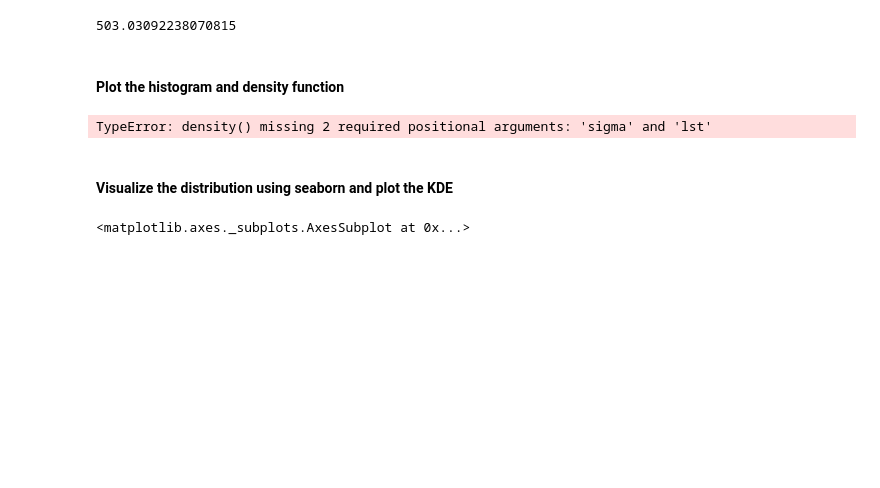
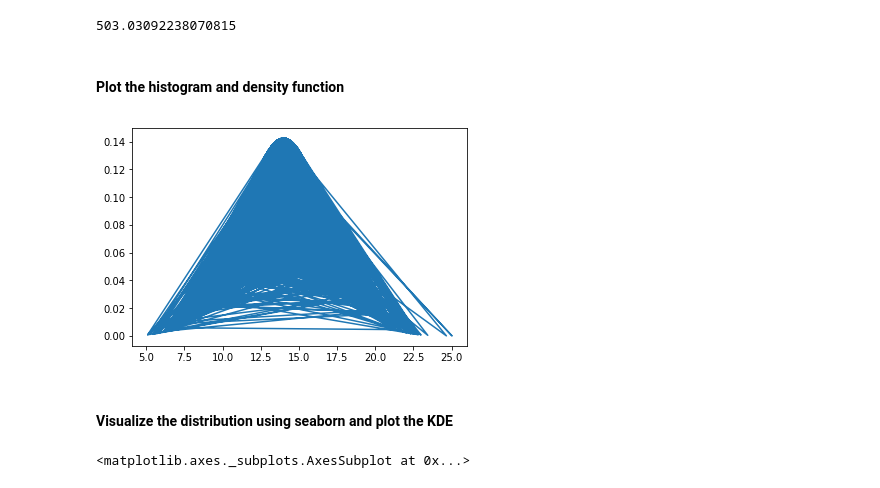
Before and after one commit to georgewillben/dsc-0-09-13-gaussian-distributions-lab-online-ds-pt-100118, a Jupyter notebook: index.ipynb, the cells around one changed output. Drawn from its saved outputs; the diff is of its cells as text; code cells hidden in the pictures; blank space fills up the shorter version.

```diff
--- a/index.ipynb
+++ b/index.ipynb
@@ -65,10 +65,10 @@ sum(density(14,2.8,norm_dist))
 # %%
 # Plot histogram along with the density function
 #plt.hist(norm_dist, bins=20, density = True)
-plt.plot(norm_dist, density(norm_dist))
+plt.plot(norm_dist, density(14, 2.8, norm_dist))
 plt.show()
 # %% [output]
-TypeError: density() missing 2 required positional arguments: 'sigma' and 'lst'
+[figure, added]
 # %% [markdown]
 #### Visualize the distribution using seaborn and plot the KDE
 # %%
```
